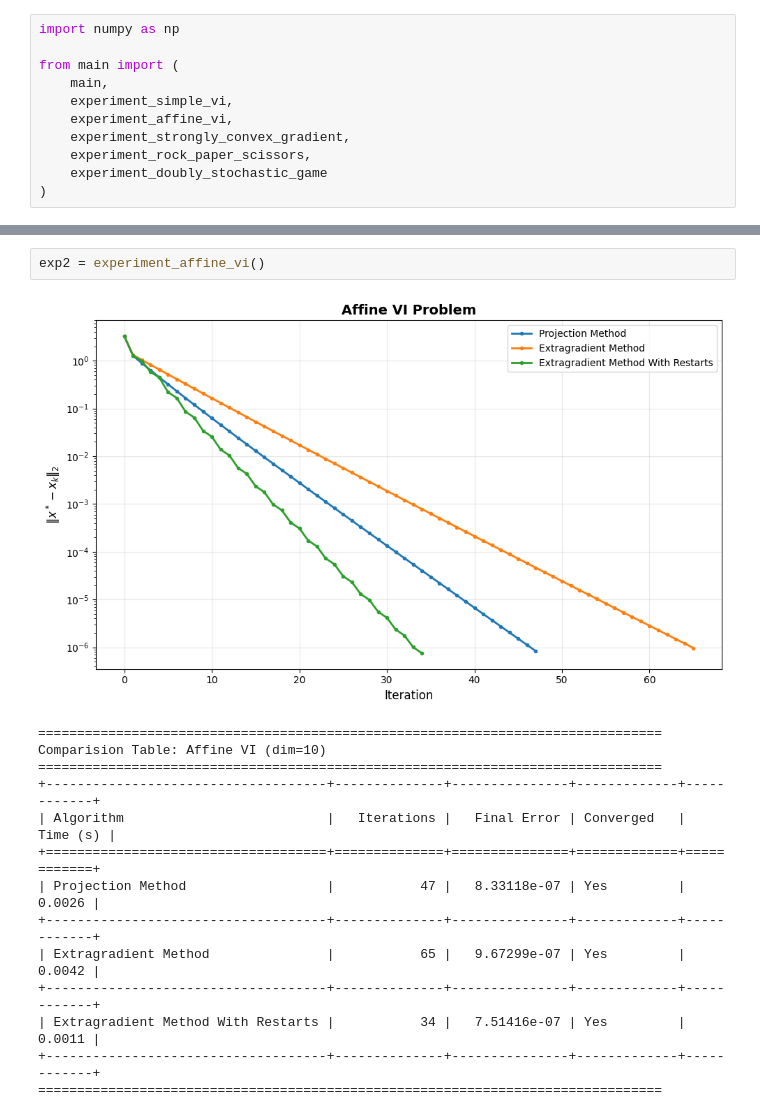
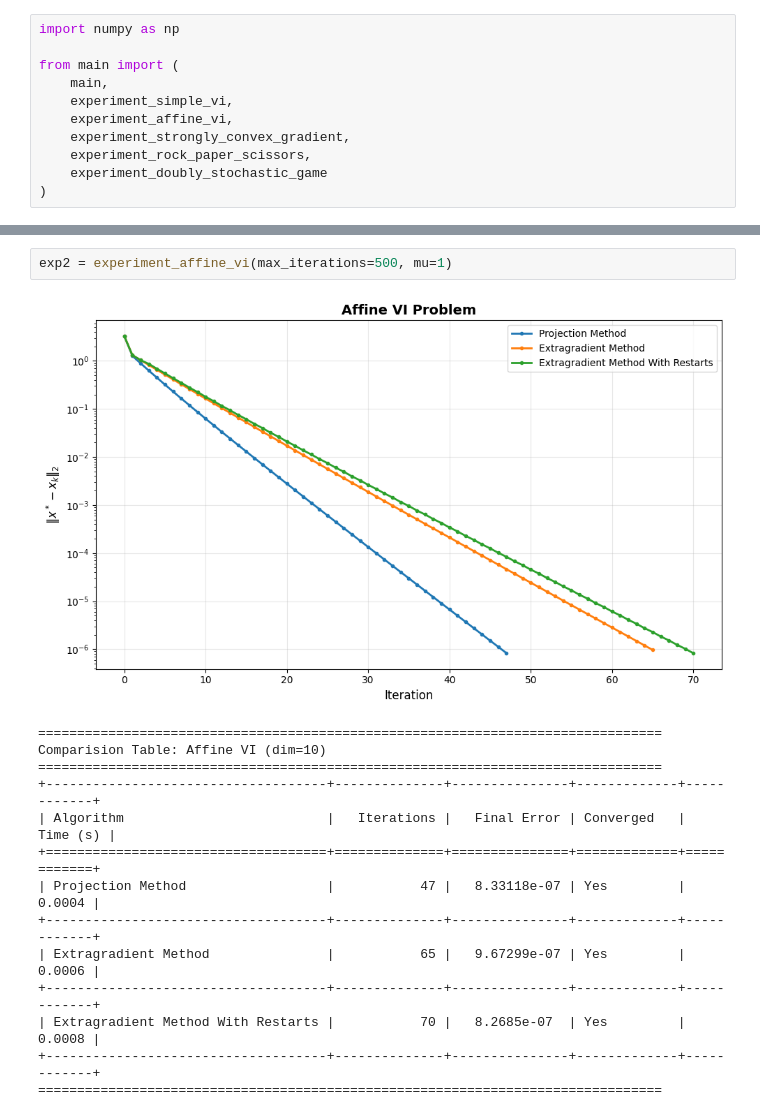
Before and after one commit to RthdxDev/saddle_points_problem, a Jupyter notebook: main.ipynb, the cells around one changed output, grey strips where cells are left out. Cells and saved outputs as stored; diff of their text form.

```diff
--- a/main.ipynb
+++ b/main.ipynb
@@ -27,20 +27,20 @@ Comparision Table: Simple VI (F(x)=x, dim=10)
 +------------------------------------+--------------+---------------+-------------+------------+
 ================================================================================
 # %%
-exp2 = experiment_affine_vi()
+exp2 = experiment_affine_vi(max_iterations=500, mu=1)
 # %% [output]
-[figure, old version]
+[figure, new version]
 ================================================================================
 Comparision Table: Affine VI (dim=10)
 ================================================================================
 +------------------------------------+--------------+---------------+-------------+------------+
 | Algorithm                          |   Iterations |   Final Error | Converged   |   Time (s) |
 +====================================+==============+===============+=============+============+
-| Projection Method                  |           47 |   8.33118e-07 | Yes         |     0.0026 |
+| Projection Method                  |           47 |   8.33118e-07 | Yes         |     0.0004 |
 +------------------------------------+--------------+---------------+-------------+------------+
-| Extragradient Method               |           65 |   9.67299e-07 | Yes         |     0.0042 |
+| Extragradient Method               |           65 |   9.67299e-07 | Yes         |     0.0006 |
 +------------------------------------+--------------+---------------+-------------+------------+
-| Extragradient Method With Restarts |           34 |   7.51416e-07 | Yes         |     0.0011 |
+| Extragradient Method With Restarts |           70 |   8.2685e-07  | Yes         |     0.0008 |
 +------------------------------------+--------------+---------------+-------------+------------+
 ================================================================================
 # %%
```
Also changed, not shown: parts of 5 cells of this notebook, 1 other file.
